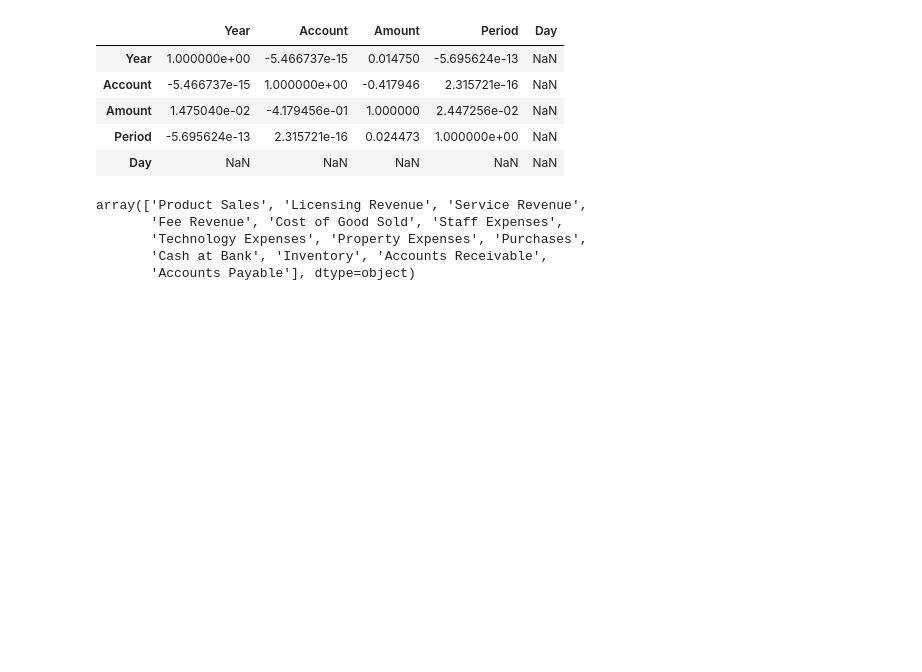
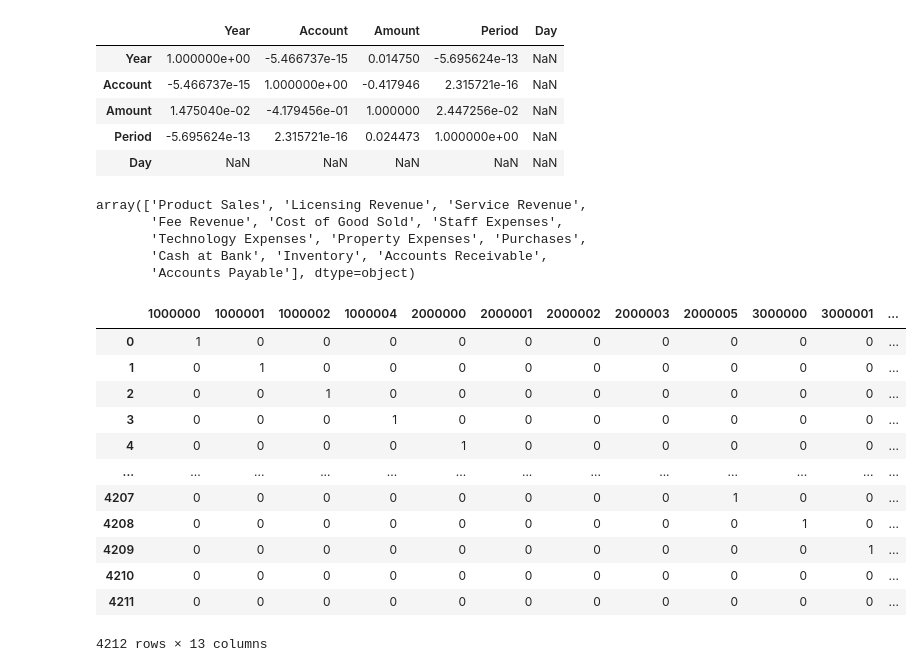
Before and after one commit to kd444/Forecasting_Transaction_App, a Jupyter notebook: Regression Model.ipynb, the cells around one changed output. Drawn from its saved outputs; the diff is of its cells as text; code cells hidden in the pictures; blank space fills up the shorter version.

```diff
--- a/Regression Model.ipynb
+++ b/Regression Model.ipynb
@@ -209,4 +209,19 @@ array(['Product Sales', 'Licensing Revenue', 'Service Revenue',
        'Cash at Bank', 'Inventory', 'Accounts Receivable',
        'Accounts Payable'], dtype=object)
 # %%
-# each account should have seperate details
+# get details for each account ,each account must have its individual colum with all details
+pd.get_dummies(df['Account'])
+# %% [output]
+|  | 1000000 | 1000001 | 1000002 | 1000004 | 2000000 | 2000001 | 2000002 | 2000003 | 2000005 | 3000000 | 3000001 | ... |
+| 0 | 1 | 0 | 0 | 0 | 0 | 0 | 0 | 0 | 0 | 0 | 0 | ... |
+| 1 | 0 | 1 | 0 | 0 | 0 | 0 | 0 | 0 | 0 | 0 | 0 | ... |
+| 2 | 0 | 0 | 1 | 0 | 0 | 0 | 0 | 0 | 0 | 0 | 0 | ... |
+| 3 | 0 | 0 | 0 | 1 | 0 | 0 | 0 | 0 | 0 | 0 | 0 | ... |
+| 4 | 0 | 0 | 0 | 0 | 1 | 0 | 0 | 0 | 0 | 0 | 0 | ... |
+| ... | ... | ... | ... | ... | ... | ... | ... | ... | ... | ... | ... | ... |
+| 4207 | 0 | 0 | 0 | 0 | 0 | 0 | 0 | 0 | 1 | 0 | 0 | ... |
+| 4208 | 0 | 0 | 0 | 0 | 0 | 0 | 0 | 0 | 0 | 1 | 0 | ... |
+| 4209 | 0 | 0 | 0 | 0 | 0 | 0 | 0 | 0 | 0 | 0 | 1 | ... |
+| 4210 | 0 | 0 | 0 | 0 | 0 | 0 | 0 | 0 | 0 | 0 | 0 | ... |
+| 4211 | 0 | 0 | 0 | 0 | 0 | 0 | 0 | 0 | 0 | 0 | 0 | ... |
+4212 rows × 13 columns
```
Also changed, not shown: parts of 39 cells of this notebook.
